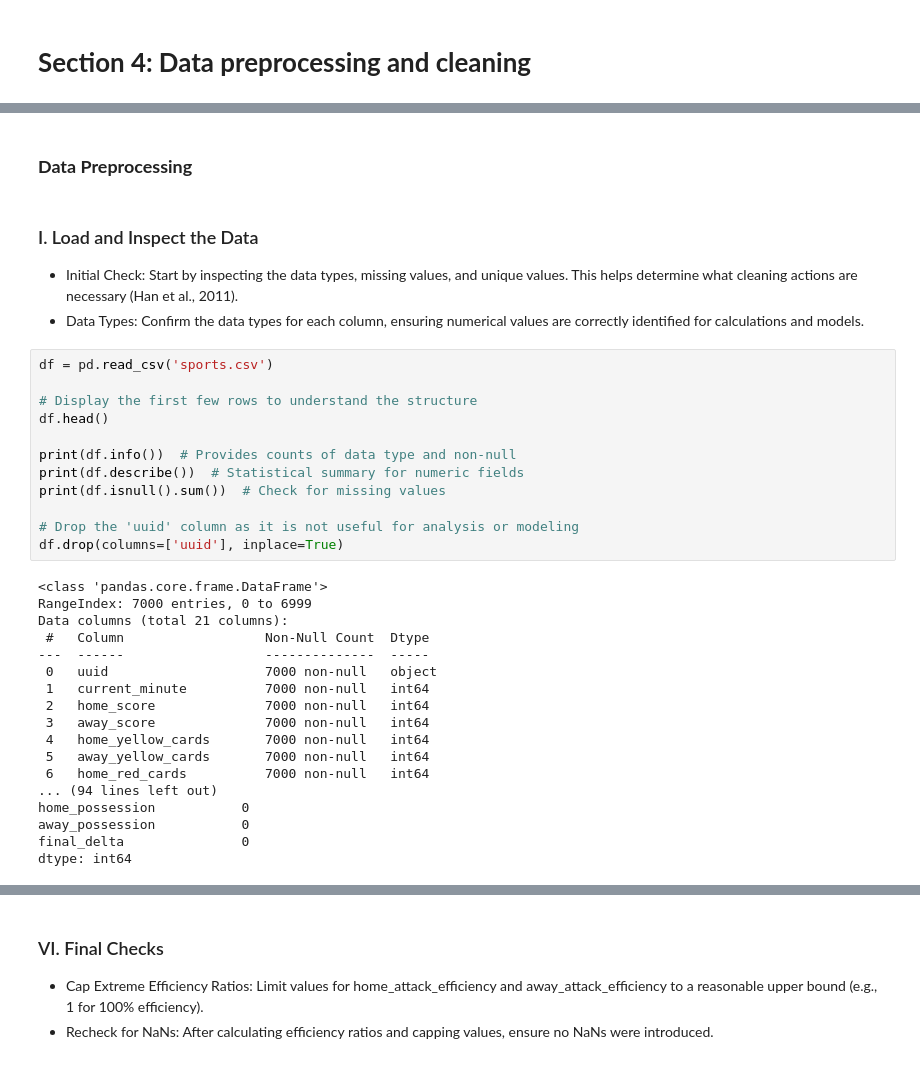
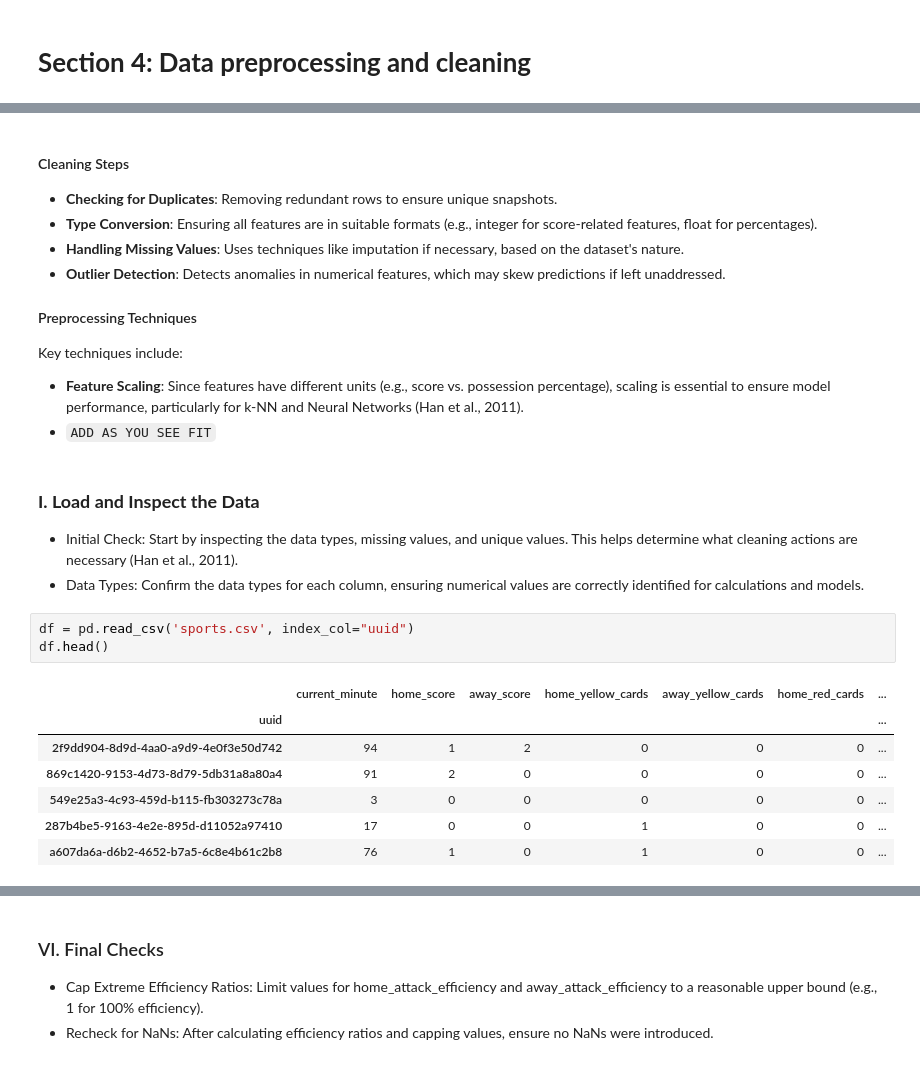
Before and after one commit to yuanpngn/STINTSY_MLP, a Jupyter notebook: [STINTSY]_Machine_Learning_Project.ipynb, the cells around one changed output, grey strips where cells are left out. Saved outputs shown, nothing was run; the diff lists cells and outputs as text.

```diff
--- a/[STINTSY]_Machine_Learning_Project.ipynb
+++ b/[STINTSY]_Machine_Learning_Project.ipynb
@@ -99,36 +85,26 @@ Preprocessing prepares the dataset for model training. Key techniques include:
-# %% [markdown]
-### **Data Preprocessing**
+# %% [markdown]
+#### Cleaning Steps
+- **Checking for Duplicates**: Removing redundant rows to ensure unique snapshots.
+- **Type Conversion**: Ensuring all features are in suitable formats (e.g., integer for score-related features, float for percentages).
+- **Handling Missing Values**: Uses techniques like imputation if necessary, based on the dataset's nature.
+- **Outlier Detection**: Detects anomalies in numerical features, which may skew predictions if left unaddressed.
+
+#### Preprocessing Techniques
+Key techniques include:
+- **Feature Scaling**: Since features have different units (e.g., score vs. possession percentage), scaling is essential to ensure model performance, particularly for k-NN and Neural Networks (Han et al., 2011).
+- `ADD AS YOU SEE FIT`
 # %% [markdown]
-### I. Load and Inspect the Data
+### **I. Load and Inspect the Data**
 - Initial Check: Start by inspecting the data types, missing values, and unique values. This helps determine what cleaning actions are necessary (Han et al., 2011).
 - Data Types: Confirm the data types for each column, ensuring numerical values are correctly identified for calculations and models.
-# %%
-df = pd.read_csv('sports.csv')
-
-# Display the first few rows to understand the structure
-df.head()
-
-print(df.info())  # Provides counts of data type and non-null
-print(df.describe())  # Statistical summary for numeric fields
-print(df.isnull().sum())  # Check for missing values
-
-# Drop the 'uuid' column as it is not useful for analysis or modeling
-df.drop(columns=['uuid'], inplace=True)
-# %% [output]
-<class 'pandas.core.frame.DataFrame'>
-RangeIndex: 7000 entries, 0 to 6999
-Data columns (total 21 columns):
- #   Column                  Non-Null Count  Dtype
----  ------                  --------------  -----
- 0   uuid                    7000 non-null   object
- 1   current_minute          7000 non-null   int64
- 2   home_score              7000 non-null   int64
- 3   away_score              7000 non-null   int64
- 4   home_yellow_cards       7000 non-null   int64
- 5   away_yellow_cards       7000 non-null   int64
- 6   home_red_cards          7000 non-null   int64
-... (94 lines left out)
-home_possession           0
-away_possession           0
-final_delta               0
-dtype: int64
+# %%
+df = pd.read_csv('sports.csv', index_col="uuid")
+df.head()
+# %% [output]
+|  | current_minute | home_score | away_score | home_yellow_cards | away_yellow_cards | home_red_cards | ... |
+| uuid |  |  |  |  |  |  | ... |
+| 2f9dd904-8d9d-4aa0-a9d9-4e0f3e50d742 | 94 | 1 | 2 | 0 | 0 | 0 | ... |
+| 869c1420-9153-4d73-8d79-5db31a8a80a4 | 91 | 2 | 0 | 0 | 0 | 0 | ... |
+| 549e25a3-4c93-459d-b115-fb303273c78a | 3 | 0 | 0 | 0 | 0 | 0 | ... |
+| 287b4be5-9163-4e2e-895d-d11052a97410 | 17 | 0 | 0 | 1 | 0 | 0 | ... |
+| a607da6a-d6b2-4652-b7a5-6c8e4b61c2b8 | 76 | 1 | 0 | 1 | 0 | 0 | ... |
```
Also changed, not shown: parts of 40 cells of this notebook.
